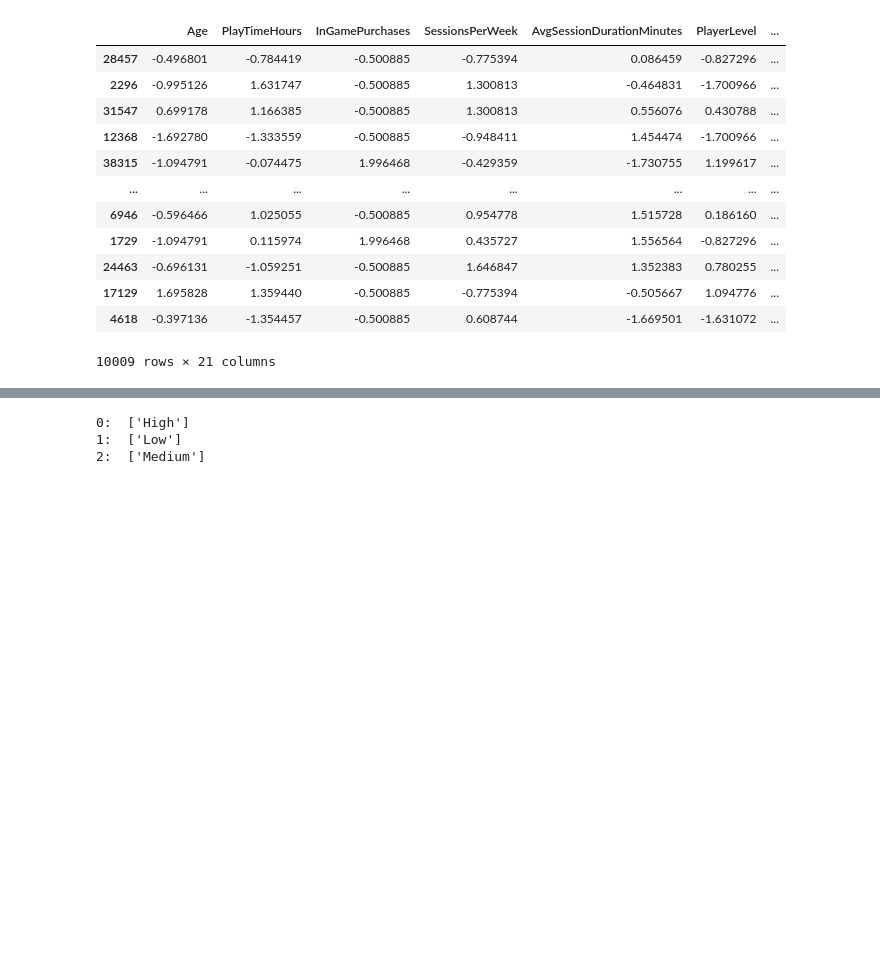
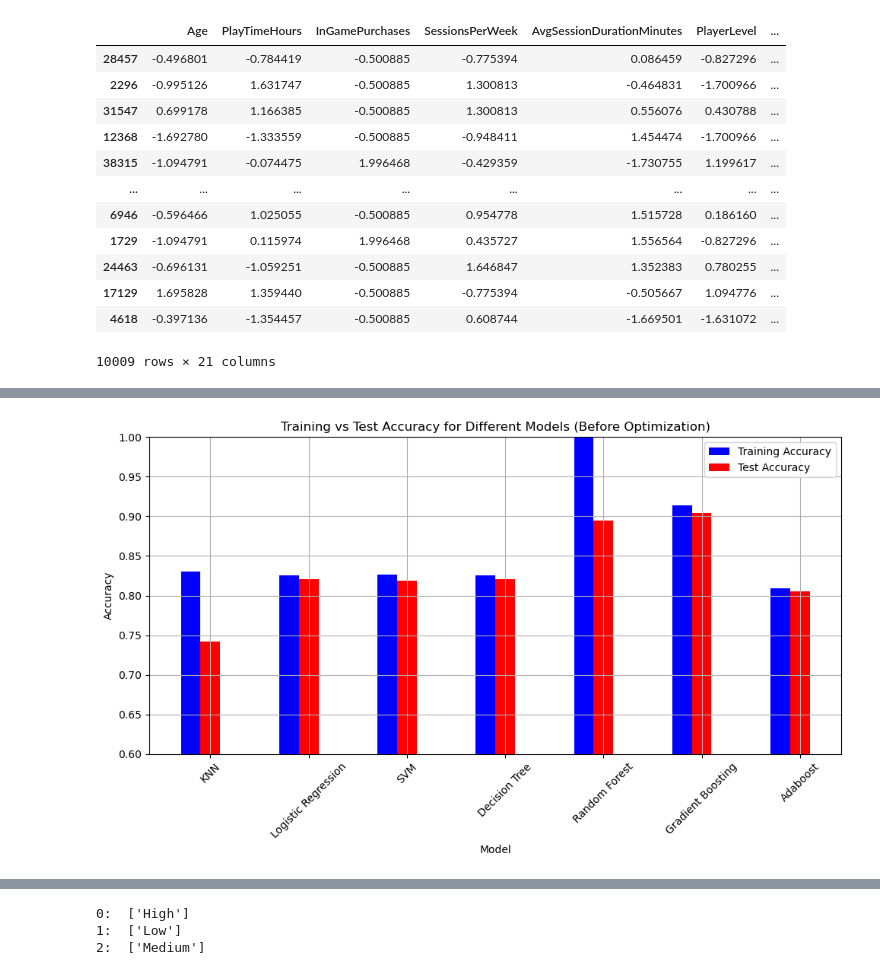
Before and after one commit to LaserLon/Project2, a Jupyter notebook: Project2/model_analysis_final.ipynb, the cells around one changed output, grey strips where cells are left out. Cells and saved outputs as stored; diff of their text form; code cells hidden in the pictures; blank space fills up the shorter version.

```diff
--- a/Project2/model_analysis_final.ipynb
+++ b/Project2/model_analysis_final.ipynb
@@ -212,0 +215,35 @@ df_scores
+# %%
+# Plot accuracy scores for non optimized models
+# Create an array for positioning the bars
+bar_width = 0.2
+x_indexes = np.arange(len(df_scores.columns))  # Indexes for the model names
+
+model_names = ['KNN', 'Logistic Regression', 'SVM', 'Decision Tree', 'Random Forest', 'Gradient Boosting', 'Adaboost']
+
+plt.figure(figsize=(10, 6))
+
+# Plot the bar charts
+plt.bar(x_indexes - bar_width, df_scores.loc['train_acc'], width=bar_width, label='Training Accuracy', color='b')
+plt.bar(x_indexes, df_scores.loc['test_acc'], width=bar_width, label='Test Accuracy', color='r')
+
+# Adding labels and title
+plt.xlabel('Model')
+plt.ylabel('Accuracy')
+plt.title('Training vs Test Accuracy for Different Models (Before Optimization)')
+
+plt.ylim(0.6, 1)
+
+# Rotate x-axis labels for readability
+plt.xticks(ticks=x_indexes, labels=model_names, rotation=45)  # Model names on x-axis
+
+# Add a legend
+plt.legend()
+
+# Show grid
+plt.grid(True)
+
+# Display the plot
+plt.tight_layout()
+plt.show()
+# %% [output]
+[figure, added]
```
Also changed, not shown: parts of 12 cells of this notebook, 1 other file.
